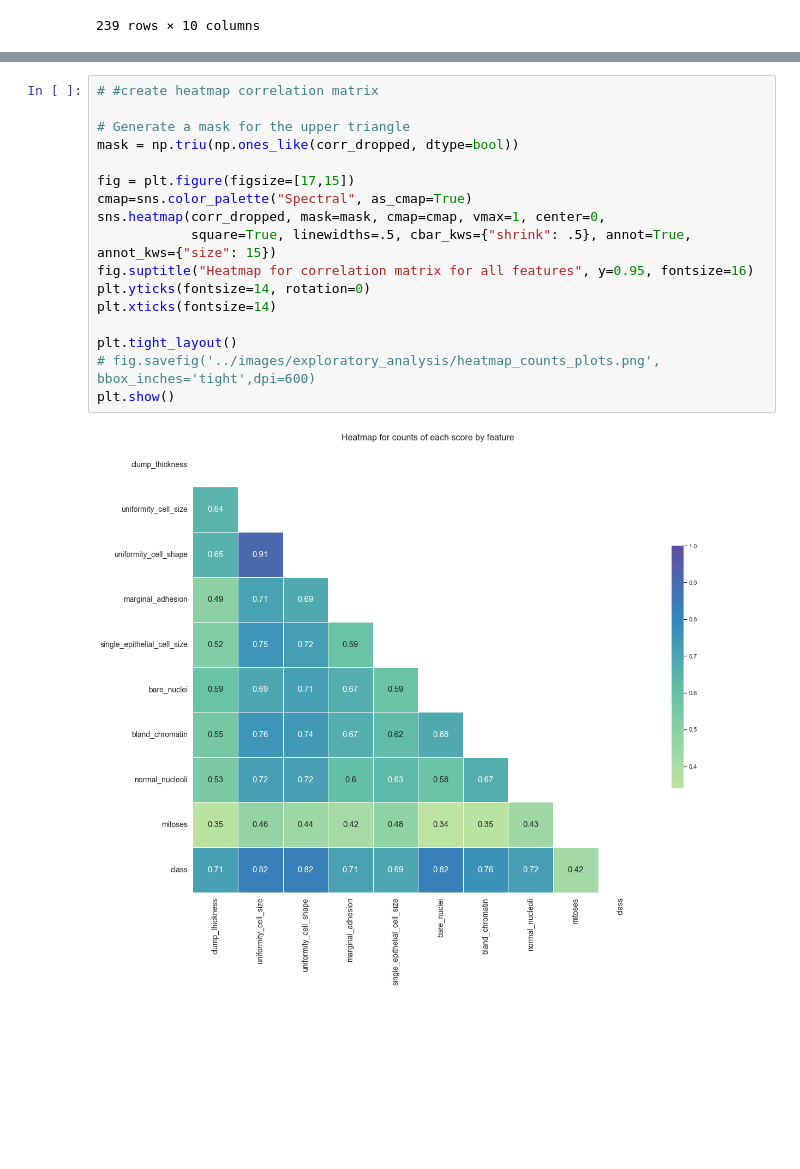
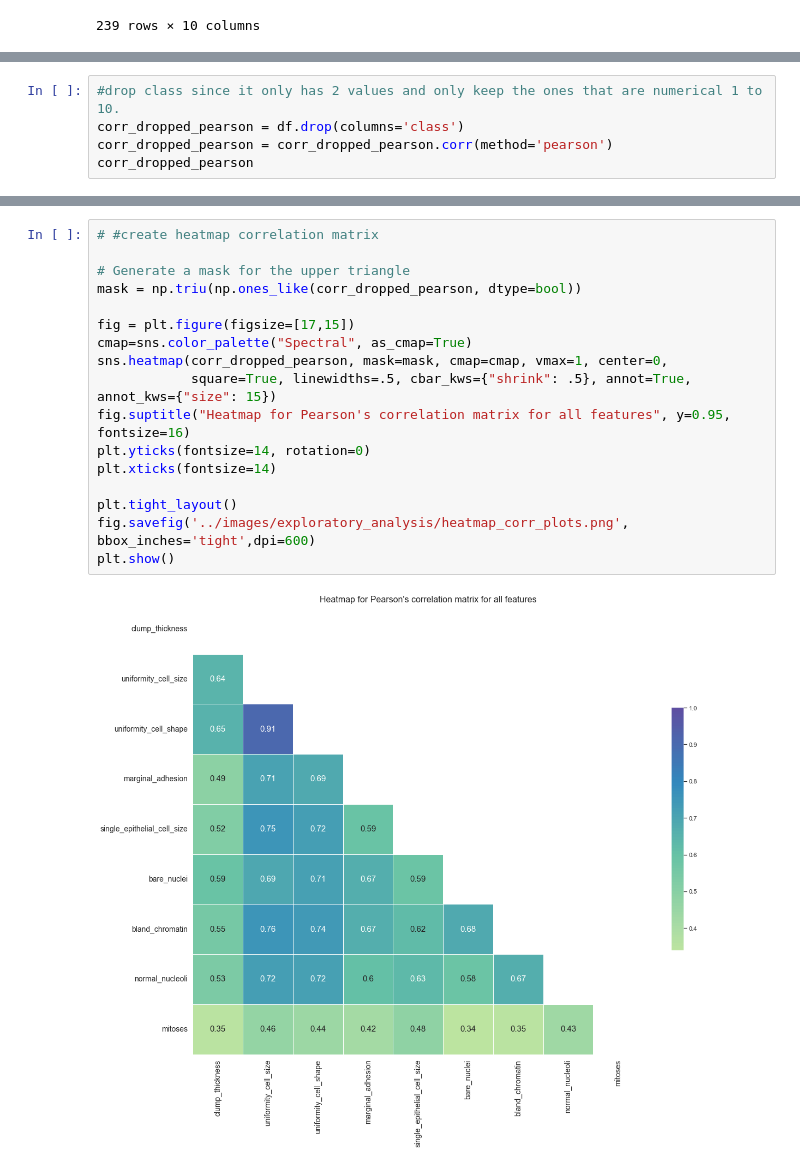
Before and after one commit to rromang/breast_cancer_classification, a Jupyter notebook: notebooks/analysis.ipynb, the cells around one changed output, grey strips where cells are left out. Drawn from its saved outputs; the diff is of its cells as text; blank space fills up the shorter version.

Commit message:
added more corr maps

```diff
--- a/notebooks/analysis.ipynb
+++ b/notebooks/analysis.ipynb
@@ -104,0 +92,5 @@ corr_dropped
+# %%
+#drop class since it only has 2 values and only keep the ones that are numerical 1 to 10.
+corr_dropped_pearson = df.drop(columns='class')
+corr_dropped_pearson = corr_dropped_pearson.corr(method='pearson')
+corr_dropped_pearson
@@ -105,19 +108,19 @@ corr_dropped
 # %%
 # #create heatmap correlation matrix
 
 # Generate a mask for the upper triangle
-mask = np.triu(np.ones_like(corr_dropped, dtype=bool))
+mask = np.triu(np.ones_like(corr_dropped_pearson, dtype=bool))
 
 fig = plt.figure(figsize=[17,15])
 cmap=sns.color_palette("Spectral", as_cmap=True)
-sns.heatmap(corr_dropped, mask=mask, cmap=cmap, vmax=1, center=0,
+sns.heatmap(corr_dropped_pearson, mask=mask, cmap=cmap, vmax=1, center=0,
             square=True, linewidths=.5, cbar_kws={"shrink": .5}, annot=True, annot_kws={"size": 15})
-fig.suptitle("Heatmap for correlation matrix for all features", y=0.95, fontsize=16)
+fig.suptitle("Heatmap for Pearson's correlation matrix for all features", y=0.95, fontsize=16)
 plt.yticks(fontsize=14, rotation=0)
 plt.xticks(fontsize=14)
 
 plt.tight_layout()
-# fig.savefig('../images/exploratory_analysis/heatmap_counts_plots.png', bbox_inches='tight',dpi=600)
+fig.savefig('../images/exploratory_analysis/heatmap_corr_plots.png', bbox_inches='tight',dpi=600)
 plt.show()
 # %% [output]
-[figure, old version]
+[figure, new version]
```
Also changed, not shown: parts of 24 cells of this notebook, 5 other files.
